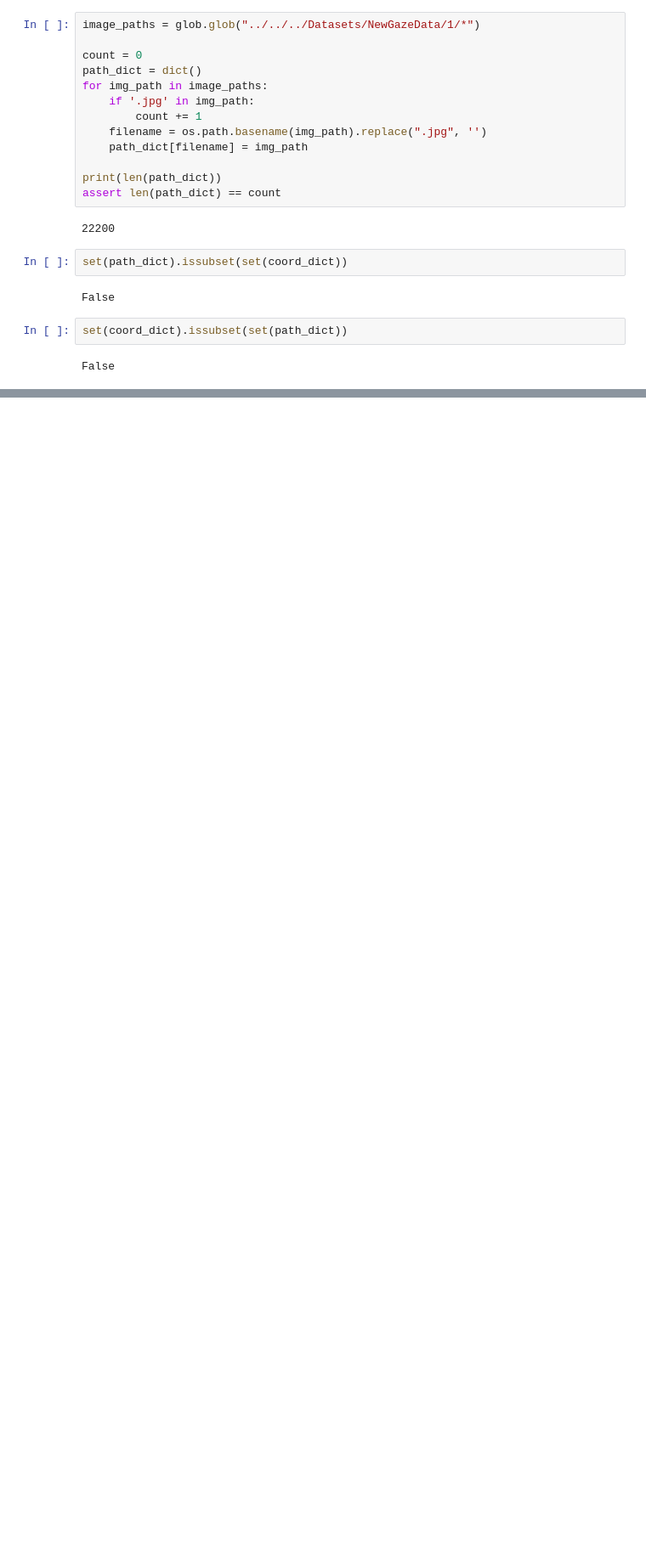
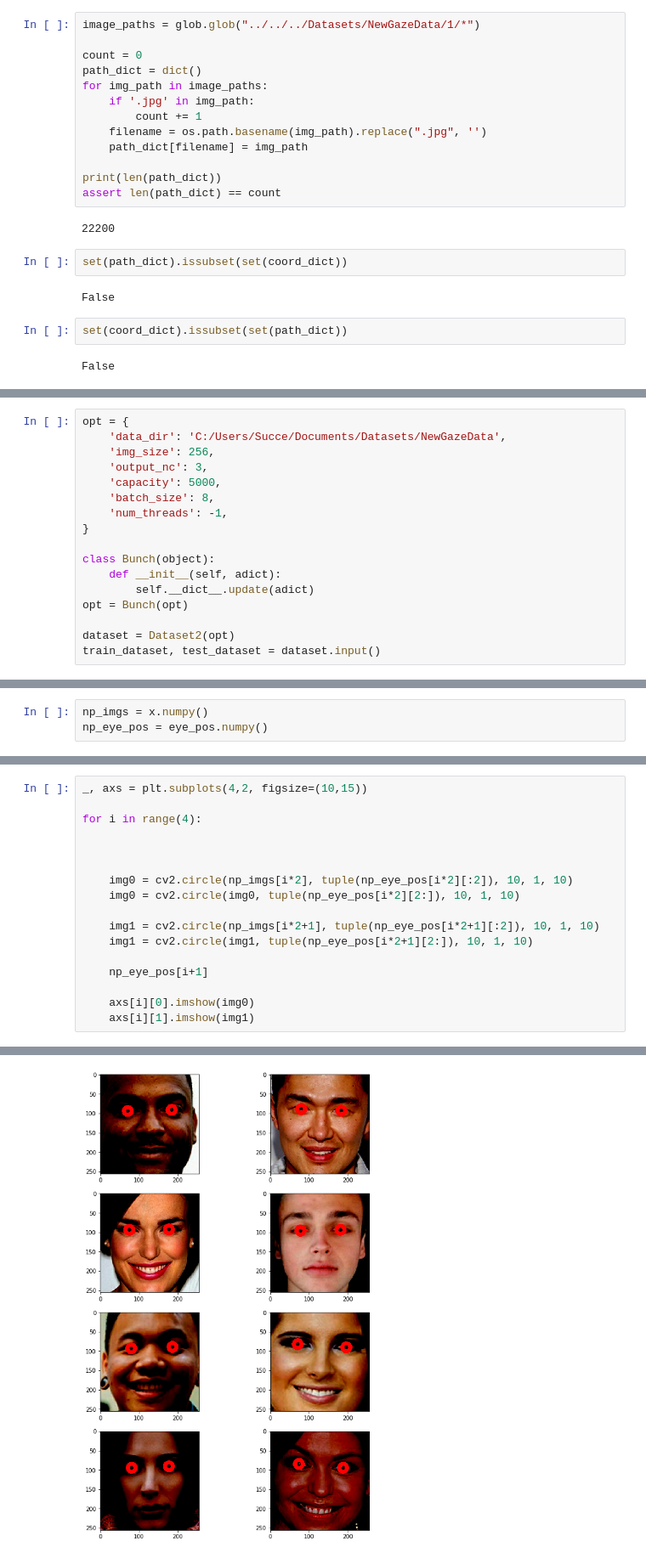
Before and after one commit to davidfu0826/GazeCorrection, a Jupyter notebook: notebooks/03_eda.ipynb, the cells around one changed output, grey strips where cells are left out. Shown at 85% size. Cells and saved outputs as stored; diff of their text form; blank space fills up the shorter version.

Commit message:
Added input statistics

```diff
--- a/notebooks/03_eda.ipynb
+++ b/notebooks/03_eda.ipynb
@@ -141,0 +154,17 @@ print(symmetric_difference)
+# %%
+opt = {
+    'data_dir': 'C:/Users/Succe/Documents/Datasets/NewGazeData',
+    'img_size': 256,
+    'output_nc': 3,
+    'capacity': 5000,
+    'batch_size': 8,
+    'num_threads': -1,
+}
+
+class Bunch(object):
+    def __init__(self, adict):
+        self.__dict__.update(adict)
+opt = Bunch(opt)
+
+dataset = Dataset2(opt)
+train_dataset, test_dataset = dataset.input()
@@ -141,0 +259,3 @@ print(symmetric_difference)
+# %%
+np_imgs = x.numpy()
+np_eye_pos = eye_pos.numpy()
@@ -141,0 +269,18 @@ print(symmetric_difference)
+# %%
+_, axs = plt.subplots(4,2, figsize=(10,15))
+
+for i in range(4):
+
+
+
+    img0 = cv2.circle(np_imgs[i*2], tuple(np_eye_pos[i*2][:2]), 10, 1, 10)
+    img0 = cv2.circle(img0, tuple(np_eye_pos[i*2][2:]), 10, 1, 10)
+
+    img1 = cv2.circle(np_imgs[i*2+1], tuple(np_eye_pos[i*2+1][:2]), 10, 1, 10)
+    img1 = cv2.circle(img1, tuple(np_eye_pos[i*2+1][2:]), 10, 1, 10)
+
+    np_eye_pos[i+1]
+
+    axs[i][0].imshow(img0)
+    axs[i][1].imshow(img1)
+# %% [output]
@@ -141,0 +295 @@ print(symmetric_difference)
+[figure, added]
```
Also changed, not shown: parts of 15 cells of this notebook, 2 other files.
